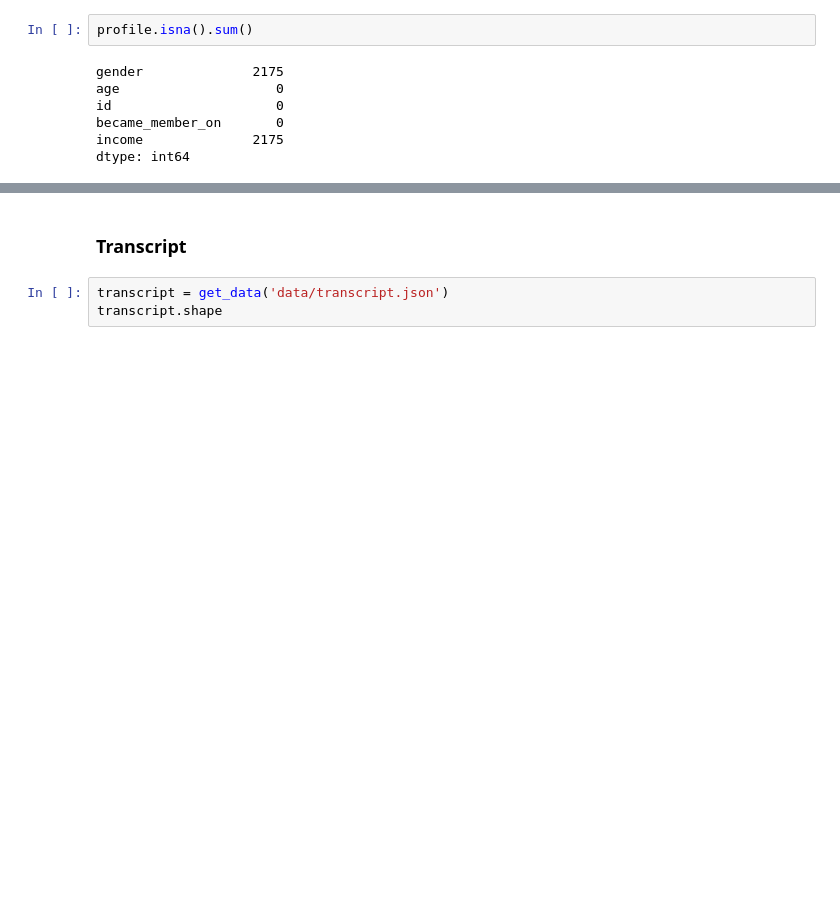
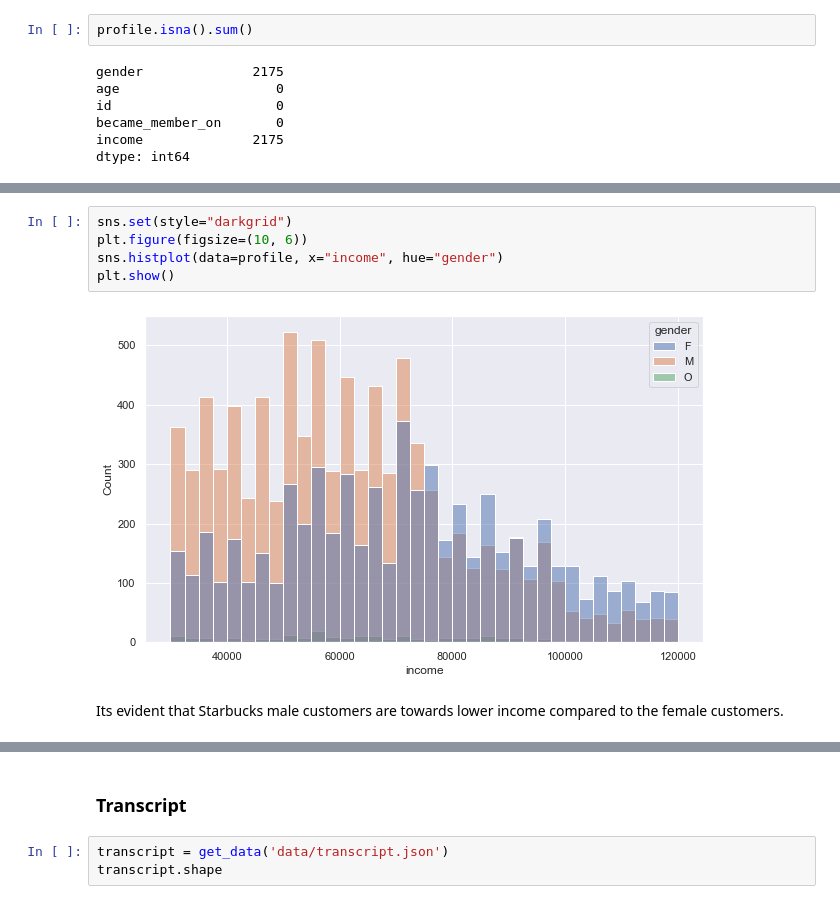
Before and after one commit to Sarmilan-Siva/starbucks-capstone-challenge, a Jupyter notebook: Starbucks_Capstone_notebook.ipynb, the cells around one changed output, grey strips where cells are left out. Saved outputs shown, nothing was run; the diff lists cells and outputs as text; blank space fills up the shorter version.

```diff
--- a/Starbucks_Capstone_notebook.ipynb
+++ b/Starbucks_Capstone_notebook.ipynb
@@ -136 +147,10 @@ dtype: int64
+# %%
+sns.set(style="darkgrid")
+plt.figure(figsize=(10, 6))
+sns.histplot(data=profile, x="income", hue="gender")
+plt.show()
+# %% [output]
+[figure, added]
+# %% [markdown]
+Its evident that Starbucks male customers are towards lower income compared to the female customers.
 # %%
```
Also changed, not shown: parts of 58 cells of this notebook, 2 other files.
